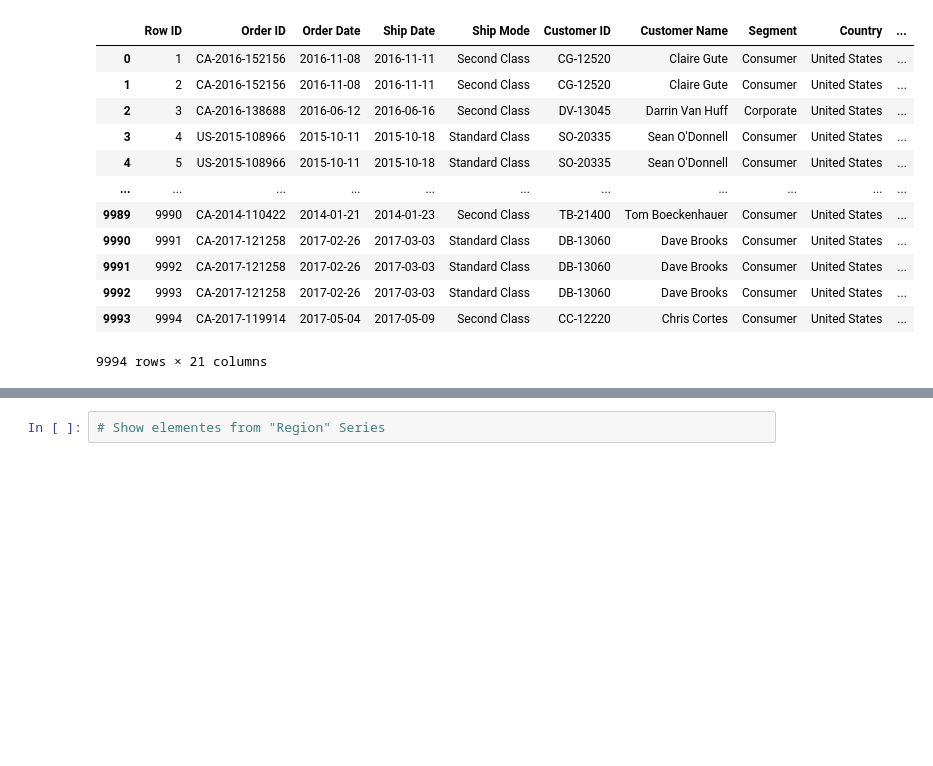
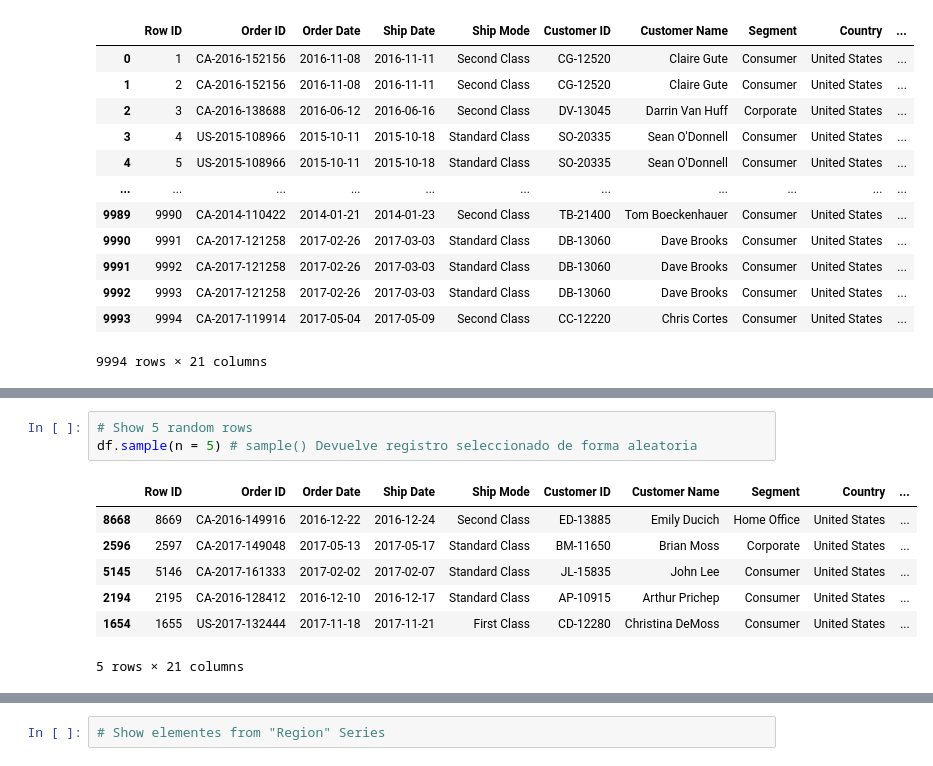
Before and after one commit to Maitlla/Sistemas-bd-2023, a Jupyter notebook: data_sources/04_read_xls-maite-4.ipynb, the cells around one changed output, grey strips where cells are left out. Saved outputs shown, nothing was run; the diff lists cells and outputs as text; blank space fills up the shorter version.

```diff
--- a/data_sources/04_read_xls-maite-4.ipynb
+++ b/data_sources/04_read_xls-maite-4.ipynb
@@ -46,0 +56,11 @@ df
+# %%
+# Show 5 random rows
+df.sample(n = 5) # sample() Devuelve registro seleccionado de forma aleatoria
+# %% [output]
+|  | Row ID | Order ID | Order Date | Ship Date | Ship Mode | Customer ID | Customer Name | Segment | Country | ... |
+| 8668 | 8669 | CA-2016-149916 | 2016-12-22 | 2016-12-24 | Second Class | ED-13885 | Emily Ducich | Home Office | United States | ... |
+| 2596 | 2597 | CA-2017-149048 | 2017-05-13 | 2017-05-17 | Standard Class | BM-11650 | Brian Moss | Corporate | United States | ... |
+| 5145 | 5146 | CA-2017-161333 | 2017-02-02 | 2017-02-07 | Standard Class | JL-15835 | John Lee | Consumer | United States | ... |
+| 2194 | 2195 | CA-2016-128412 | 2016-12-10 | 2016-12-17 | Standard Class | AP-10915 | Arthur Prichep | Consumer | United States | ... |
+| 1654 | 1655 | US-2017-132444 | 2017-11-18 | 2017-11-21 | First Class | CD-12280 | Christina DeMoss | Consumer | United States | ... |
+5 rows × 21 columns
```
Also changed, not shown: parts of 27 cells of this notebook.
